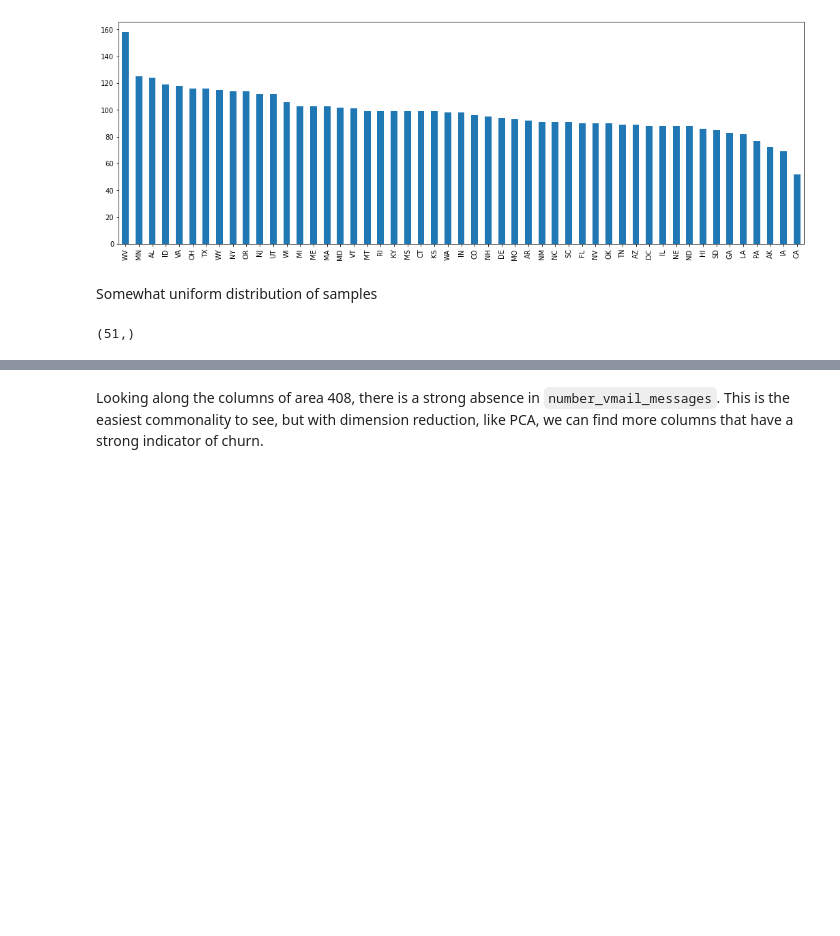
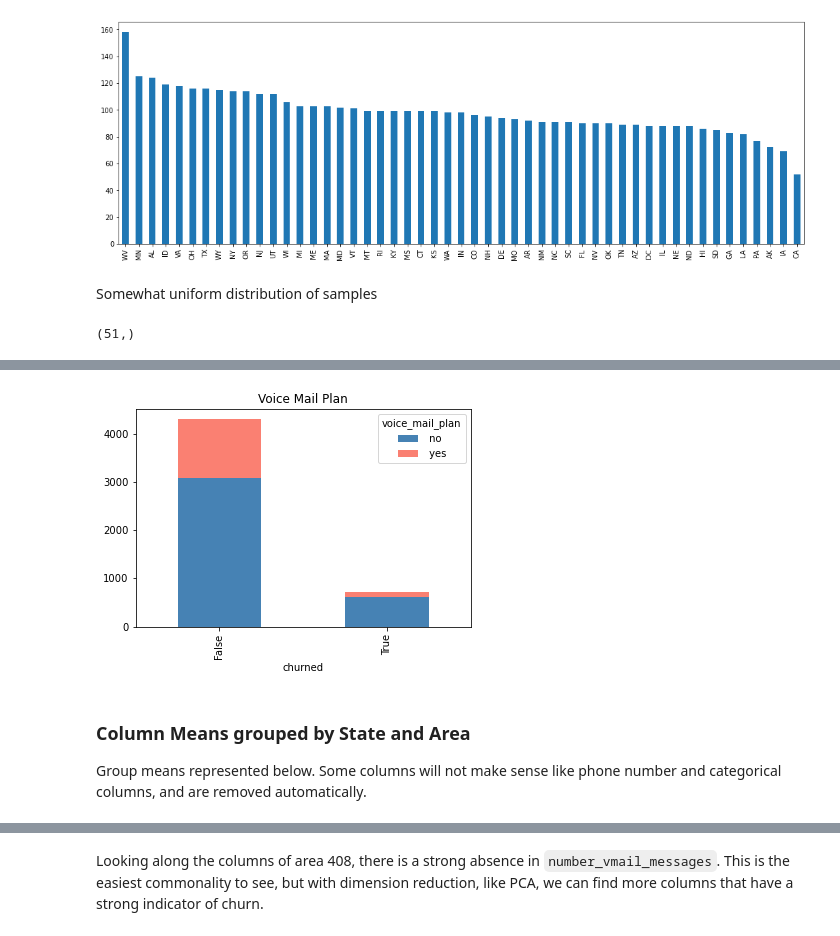
Before and after one commit to rfryrice/data-science, a Jupyter notebook: Project 2 - Churn.ipynb, the cells around one changed output, grey strips where cells are left out. Saved outputs shown, nothing was run; the diff lists cells and outputs as text; code cells hidden in the pictures; blank space fills up the shorter version.

```diff
--- a/Project 2 - Churn.ipynb
+++ b/Project 2 - Churn.ipynb
@@ -99,3 +96,11 @@ data['voice_mail_plan'].value_counts().plot(kind='bar')
+# %%
+data.groupby(['churned', 'voice_mail_plan']).size().unstack().plot(kind='bar', stacked=True,
+                                                                   color=['steelblue', 'salmon'], title='Voice Mail Plan');
+# %% [output]
+[figure, added]
+# %% [markdown]
+### Column Means grouped by State and Area
+Group means represented below. Some columns will not make sense like phone number and categorical columns, and are removed automatically.
 # %%
 gc = data.groupby(by=['state','area_code','churned'])
 # %%
```
Also changed, not shown: parts of 24 cells of this notebook, 7 other files.
